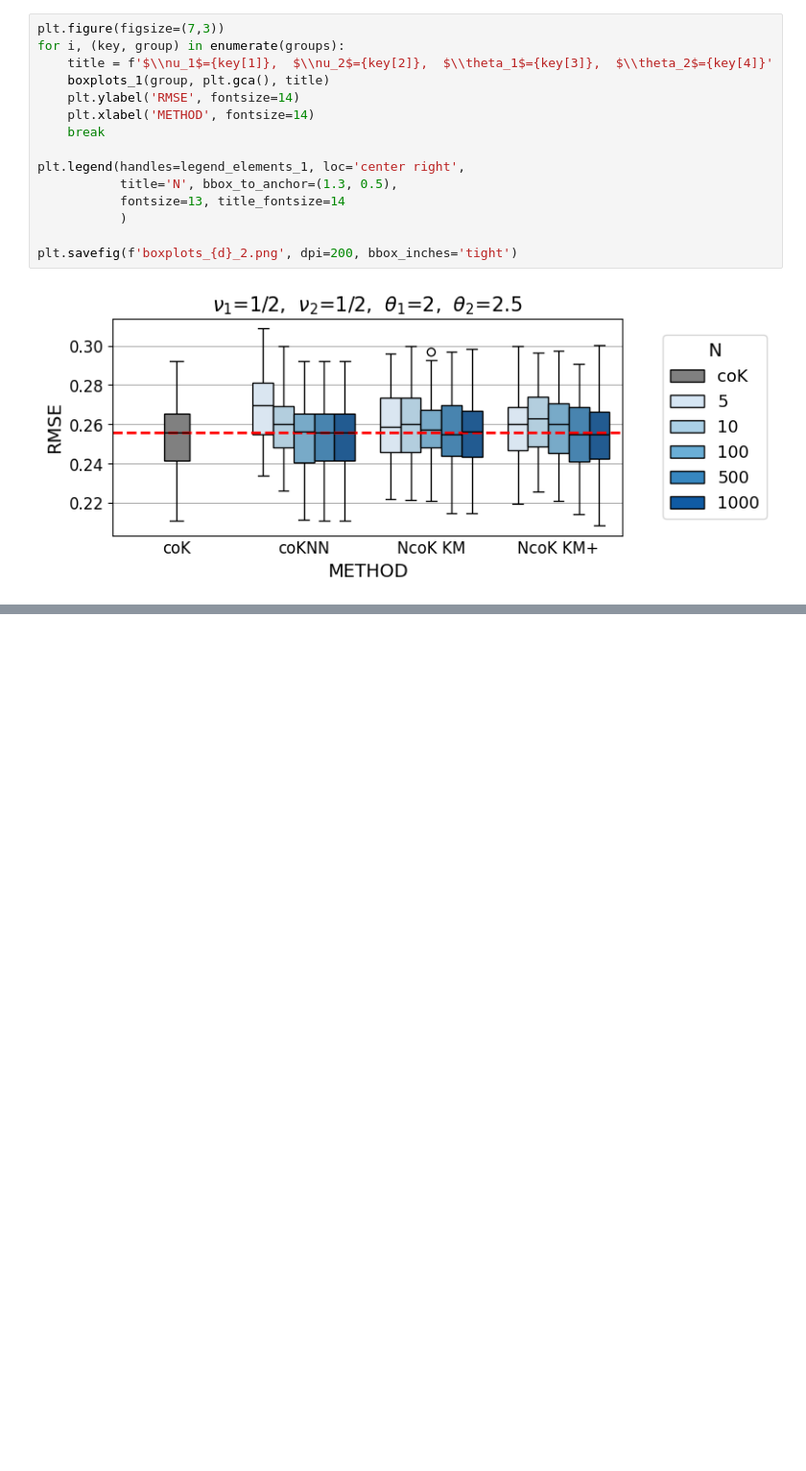
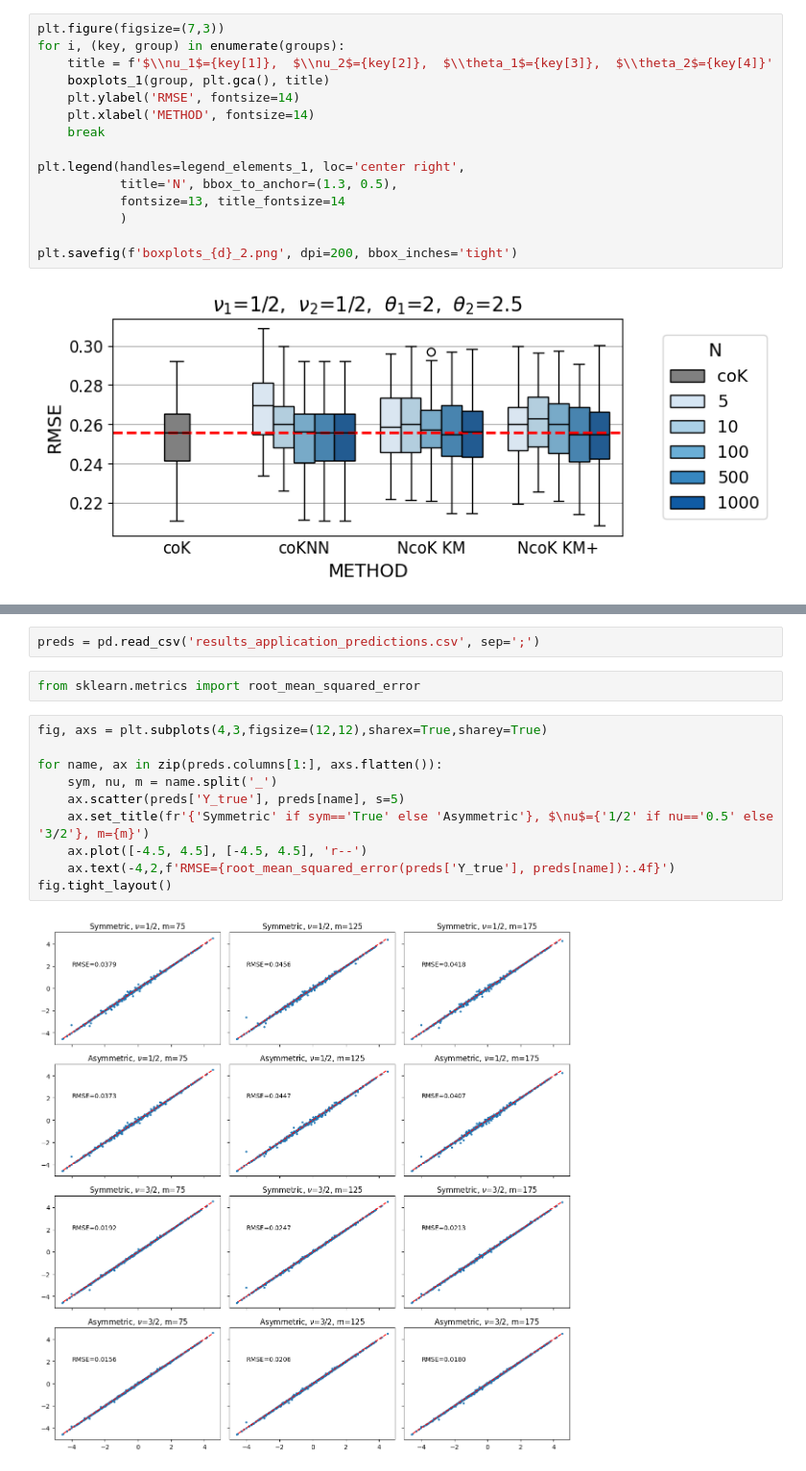
Before and after one commit to AlejandroVillazonG/NestedCoKriging, a Jupyter notebook: graficos.ipynb, the cells around one changed output, grey strips where cells are left out. Shown at 96% size. Saved outputs shown, nothing was run; the diff lists cells and outputs as text; blank space fills up the shorter version.

```diff
--- a/graficos.ipynb
+++ b/graficos.ipynb
@@ -254,0 +306,16 @@ plt.savefig(f'boxplots_{d}_2.png', dpi=200, bbox_inches='tight')
+# %%
+preds = pd.read_csv('results_application_predictions.csv', sep=';')
+# %%
+from sklearn.metrics import root_mean_squared_error
+# %%
+fig, axs = plt.subplots(4,3,figsize=(12,12),sharex=True,sharey=True)
+
+for name, ax in zip(preds.columns[1:], axs.flatten()):
+    sym, nu, m = name.split('_')
+    ax.scatter(preds['Y_true'], preds[name], s=5)
+    ax.set_title(fr'{'Symmetric' if sym=='True' else 'Asymmetric'}, $\nu$={'1/2' if nu=='0.5' else '3/2'}, m={m}')
+    ax.plot([-4.5, 4.5], [-4.5, 4.5], 'r--')
+    ax.text(-4,2,f'RMSE={root_mean_squared_error(preds['Y_true'], preds[name]):.4f}')
+fig.tight_layout()
+# %% [output]
+[figure, added]
```
Also changed, not shown: parts of 11 cells of this notebook.
